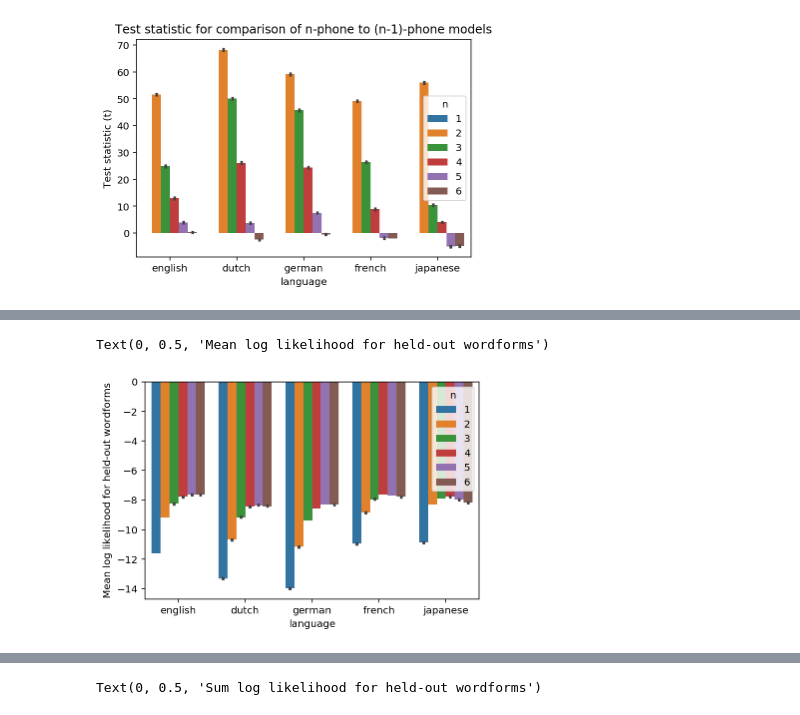
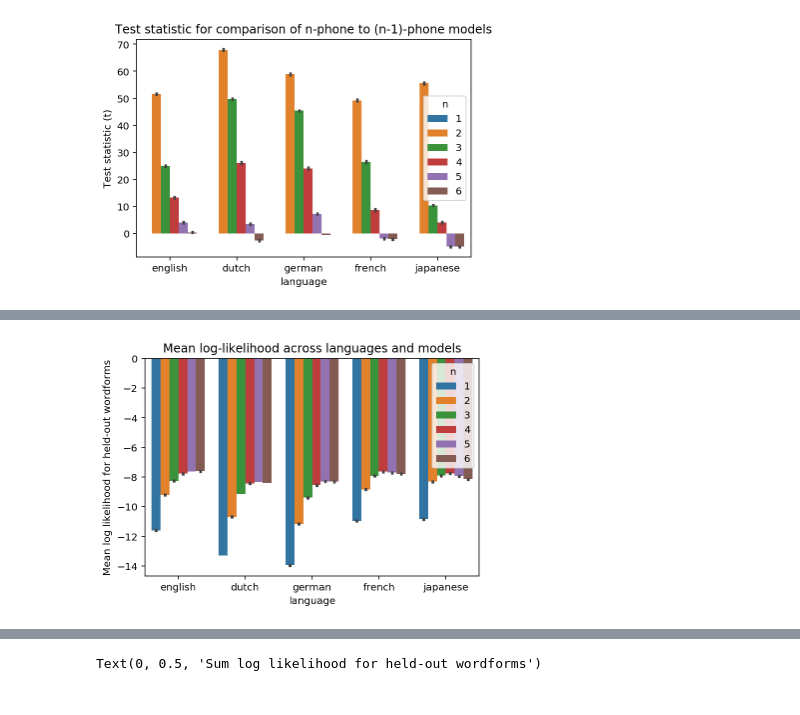
Before and after one commit to seantrott/homophone_simulations, a Jupyter notebook: Evaluating phonotactic models.ipynb, the cells around one changed output, grey strips where cells are left out. Saved outputs shown, nothing was run; the diff lists cells and outputs as text; code cells hidden in the pictures.

```diff
--- a/Evaluating phonotactic models.ipynb
+++ b/Evaluating phonotactic models.ipynb
@@ -144,13 +144,15 @@ Text(0, 0.5, 'Sum of log likelihoods for held-out wordforms')
 # %%
 sns.barplot(data = df_results,
            x = 'language',
            y = 'mean_loglik',
            hue = 'n')
 
 plt.ylabel("Mean log likelihood for held-out wordforms")
+plt.title("Mean log-likelihood across languages and models")
+
+plt.savefig("Figures/evaluation/mean_log_like.png", dpi=300)
 # %% [output]
-Text(0, 0.5, 'Mean log likelihood for held-out wordforms')
-[figure, old version]
+[figure, new version]
 # %%
 df_results['n'] = df_results['n'].apply(lambda x: str(x) + "-phone")
 # %%
```
Also changed, not shown: parts of 4 cells of this notebook, 12 other files.
